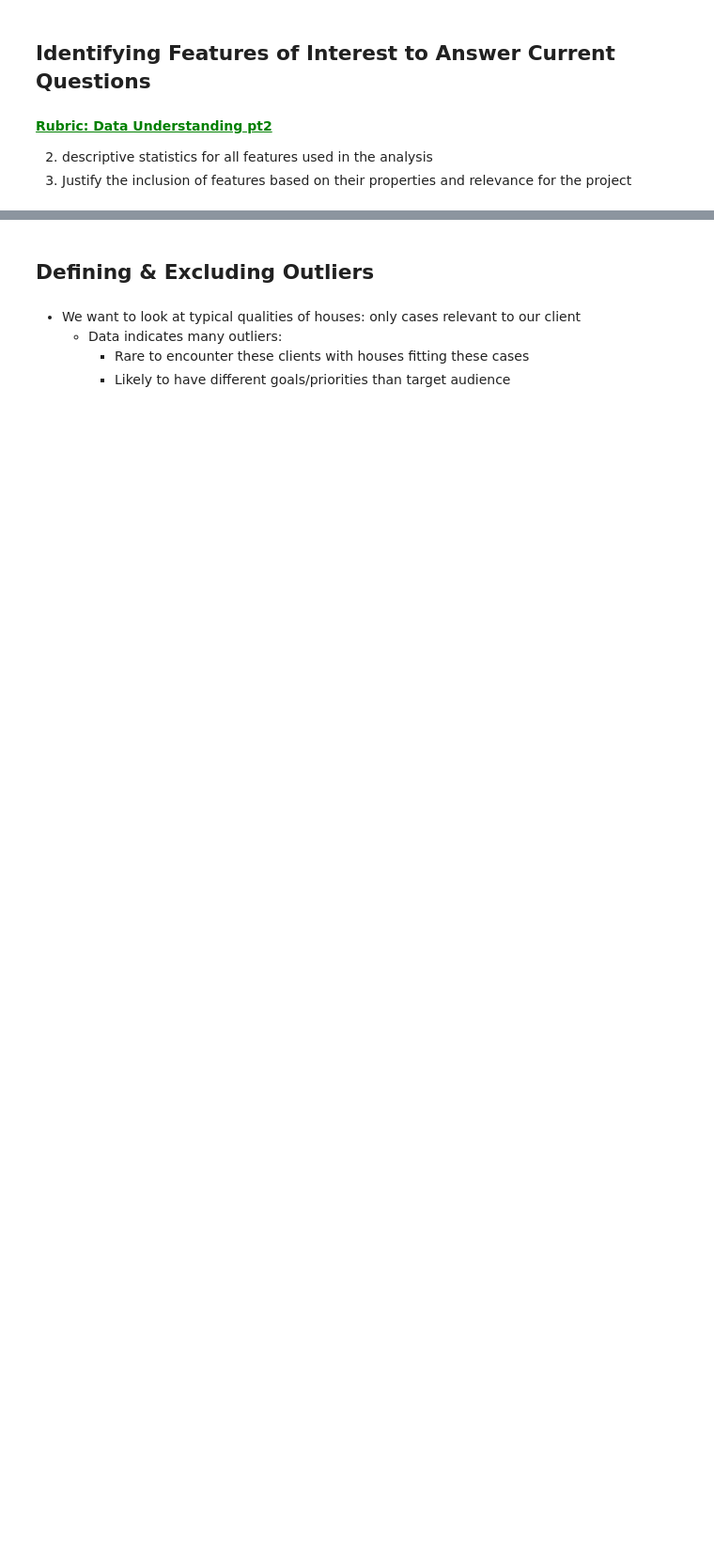
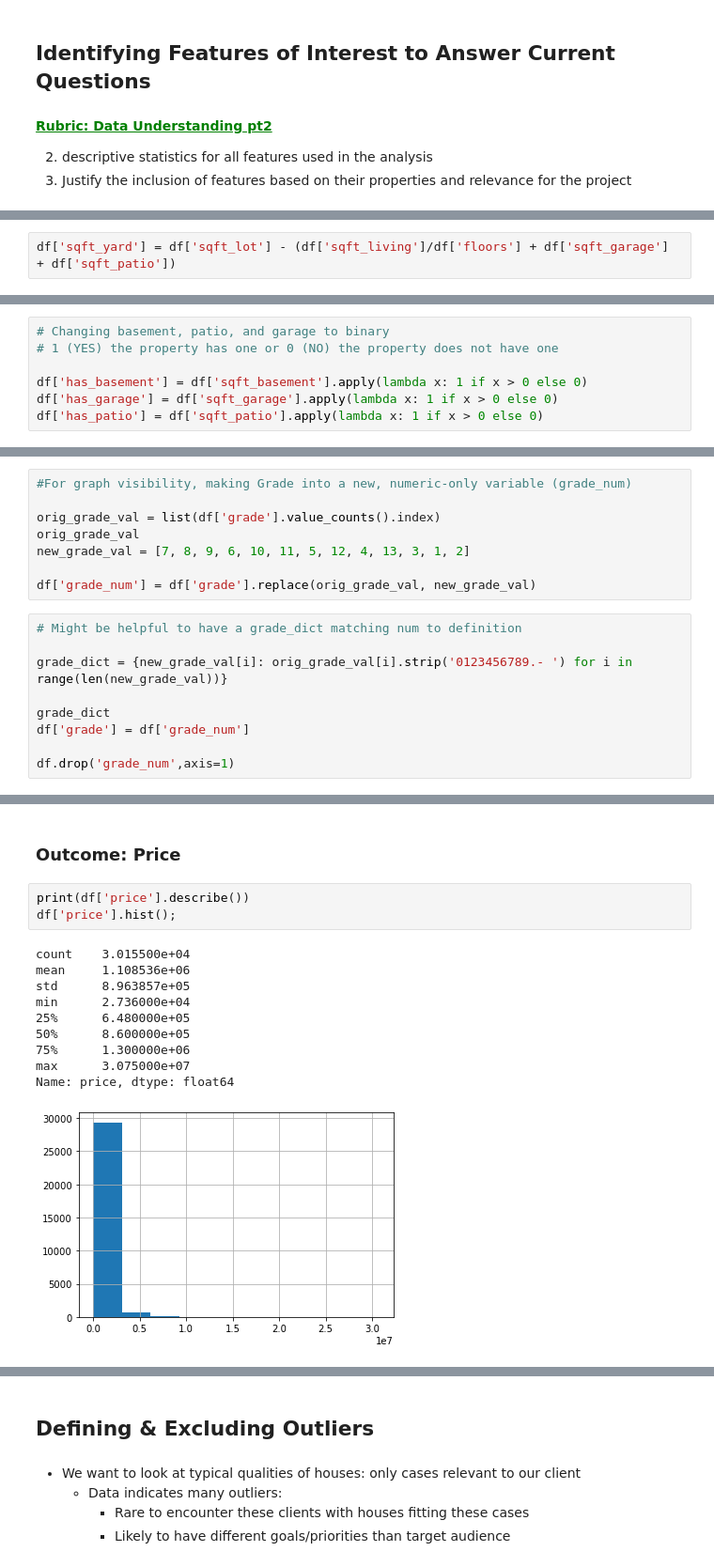
Before and after one commit to josecastillofl/Phase_2_Project, a Jupyter notebook: phase2-project-notebook-draft.ipynb, the cells around one changed output, grey strips where cells are left out. Shown at 94% size. Drawn from its saved outputs; the diff is of its cells as text; blank space fills up the shorter version.

```diff
--- a/phase2-project-notebook-draft.ipynb
+++ b/phase2-project-notebook-draft.ipynb
@@ -103,0 +151,2 @@ df = data.drop(['id', 'date', 'view', 'waterfront', 'greenbelt', 'nuisance', 'yr
+# %%
+df['sqft_yard'] = df['sqft_lot'] - (df['sqft_living']/df['floors'] + df['sqft_garage'] + df['sqft_patio'])
@@ -103,0 +158,7 @@ df = data.drop(['id', 'date', 'view', 'waterfront', 'greenbelt', 'nuisance', 'yr
+# %%
+# Changing basement, patio, and garage to binary
+# 1 (YES) the property has one or 0 (NO) the property does not have one
+
+df['has_basement'] = df['sqft_basement'].apply(lambda x: 1 if x > 0 else 0)
+df['has_garage'] = df['sqft_garage'].apply(lambda x: 1 if x > 0 else 0)
+df['has_patio'] = df['sqft_patio'].apply(lambda x: 1 if x > 0 else 0)
@@ -103,0 +174,17 @@ df = data.drop(['id', 'date', 'view', 'waterfront', 'greenbelt', 'nuisance', 'yr
+# %%
+#For graph visibility, making Grade into a new, numeric-only variable (grade_num)
+
+orig_grade_val = list(df['grade'].value_counts().index)
+orig_grade_val
+new_grade_val = [7, 8, 9, 6, 10, 11, 5, 12, 4, 13, 3, 1, 2]
+
+df['grade_num'] = df['grade'].replace(orig_grade_val, new_grade_val)
+# %%
+# Might be helpful to have a grade_dict matching num to definition
+
+grade_dict = {new_grade_val[i]: orig_grade_val[i].strip('0123456789.- ') for i in range(len(new_grade_val))}
+
+grade_dict
+df['grade'] = df['grade_num']
+
+df.drop('grade_num',axis=1)
@@ -103,0 +209,16 @@ df = data.drop(['id', 'date', 'view', 'waterfront', 'greenbelt', 'nuisance', 'yr
+# %% [markdown]
+### Outcome: Price
+# %%
+print(df['price'].describe())
+df['price'].hist();
+# %% [output]
+count    3.015500e+04
+mean     1.108536e+06
+std      8.963857e+05
+min      2.736000e+04
+25%      6.480000e+05
+50%      8.600000e+05
+75%      1.300000e+06
+max      3.075000e+07
+Name: price, dtype: float64
+[figure, added]
```
Also changed, not shown: parts of 42 cells of this notebook.
